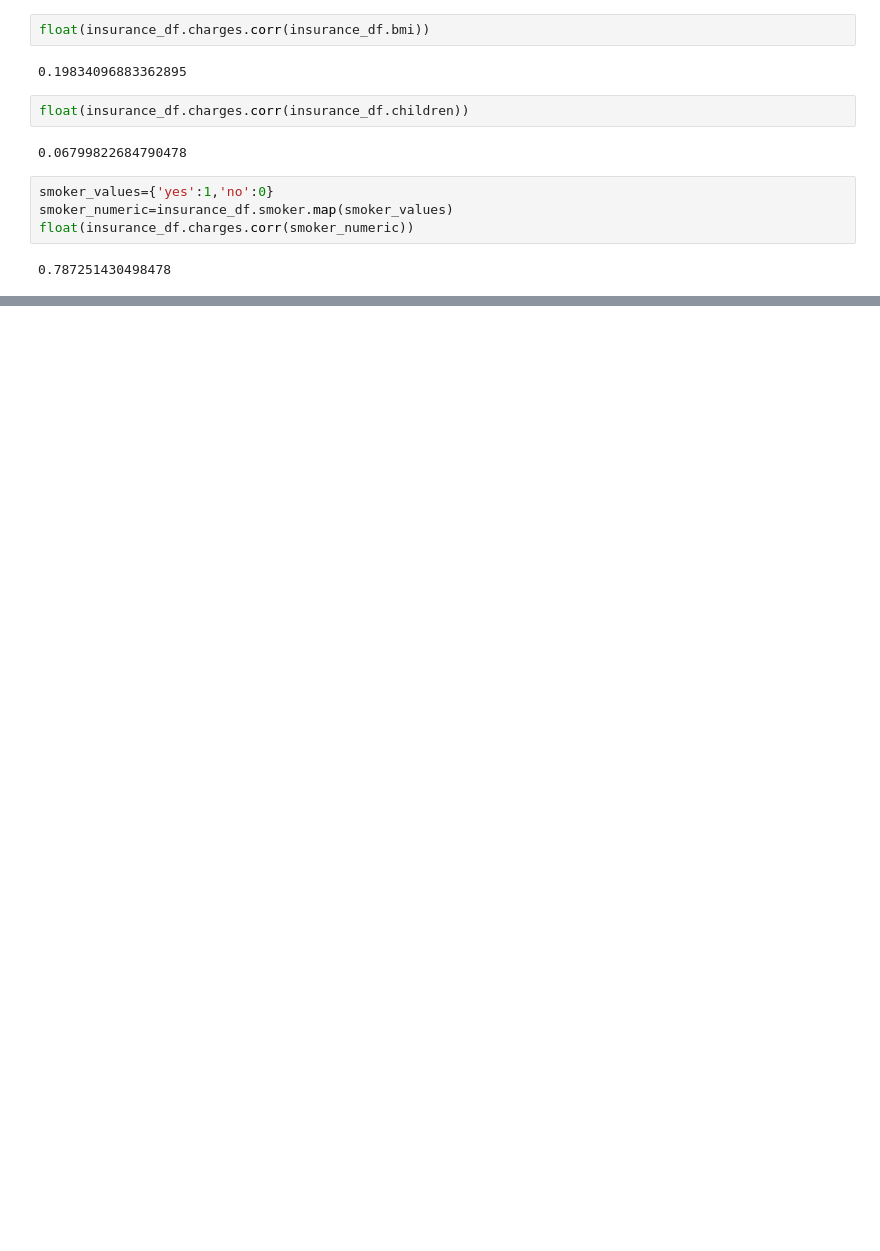
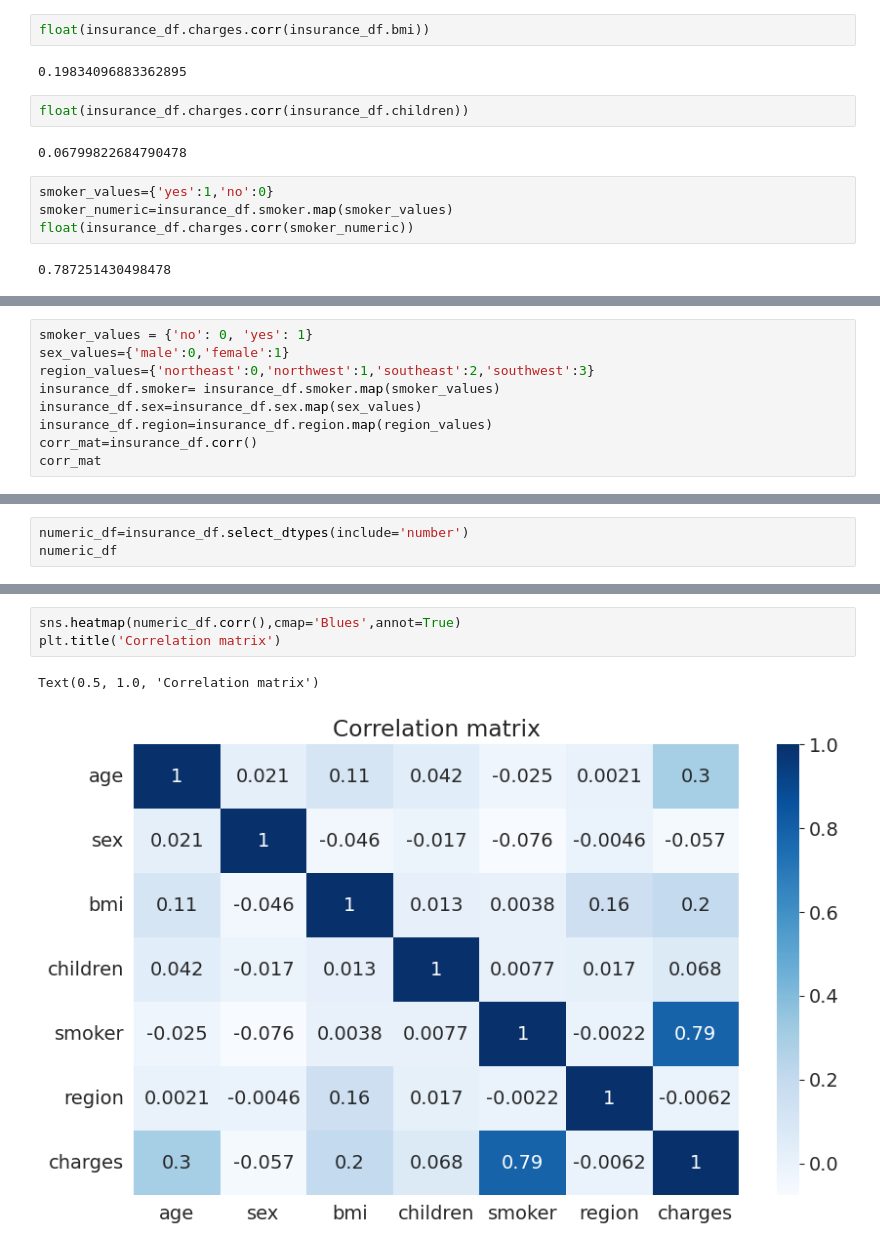
Before and after one commit to SonatonKumar/Python_project, a Jupyter notebook: prediction_of_health_insurance.ipynb, the cells around one changed output, grey strips where cells are left out. Drawn from its saved outputs; the diff is of its cells as text; blank space fills up the shorter version.

```diff
--- a/prediction_of_health_insurance.ipynb
+++ b/prediction_of_health_insurance.ipynb
@@ -157,0 +182,9 @@ float(insurance_df.charges.corr(smoker_numeric))
+# %%
+smoker_values = {'no': 0, 'yes': 1}
+sex_values={'male':0,'female':1}
+region_values={'northeast':0,'northwest':1,'southeast':2,'southwest':3}
+insurance_df.smoker= insurance_df.smoker.map(smoker_values)
+insurance_df.sex=insurance_df.sex.map(sex_values)
+insurance_df.region=insurance_df.region.map(region_values)
+corr_mat=insurance_df.corr()
+corr_mat
@@ -157,0 +200,3 @@ float(insurance_df.charges.corr(smoker_numeric))
+# %%
+numeric_df=insurance_df.select_dtypes(include='number')
+numeric_df
@@ -157,0 +217,6 @@ float(insurance_df.charges.corr(smoker_numeric))
+# %%
+sns.heatmap(numeric_df.corr(),cmap='Blues',annot=True)
+plt.title('Correlation matrix')
+# %% [output]
+Text(0.5, 1.0, 'Correlation matrix')
+[figure, added]
```
Also changed, not shown: parts of 10 cells of this notebook.
